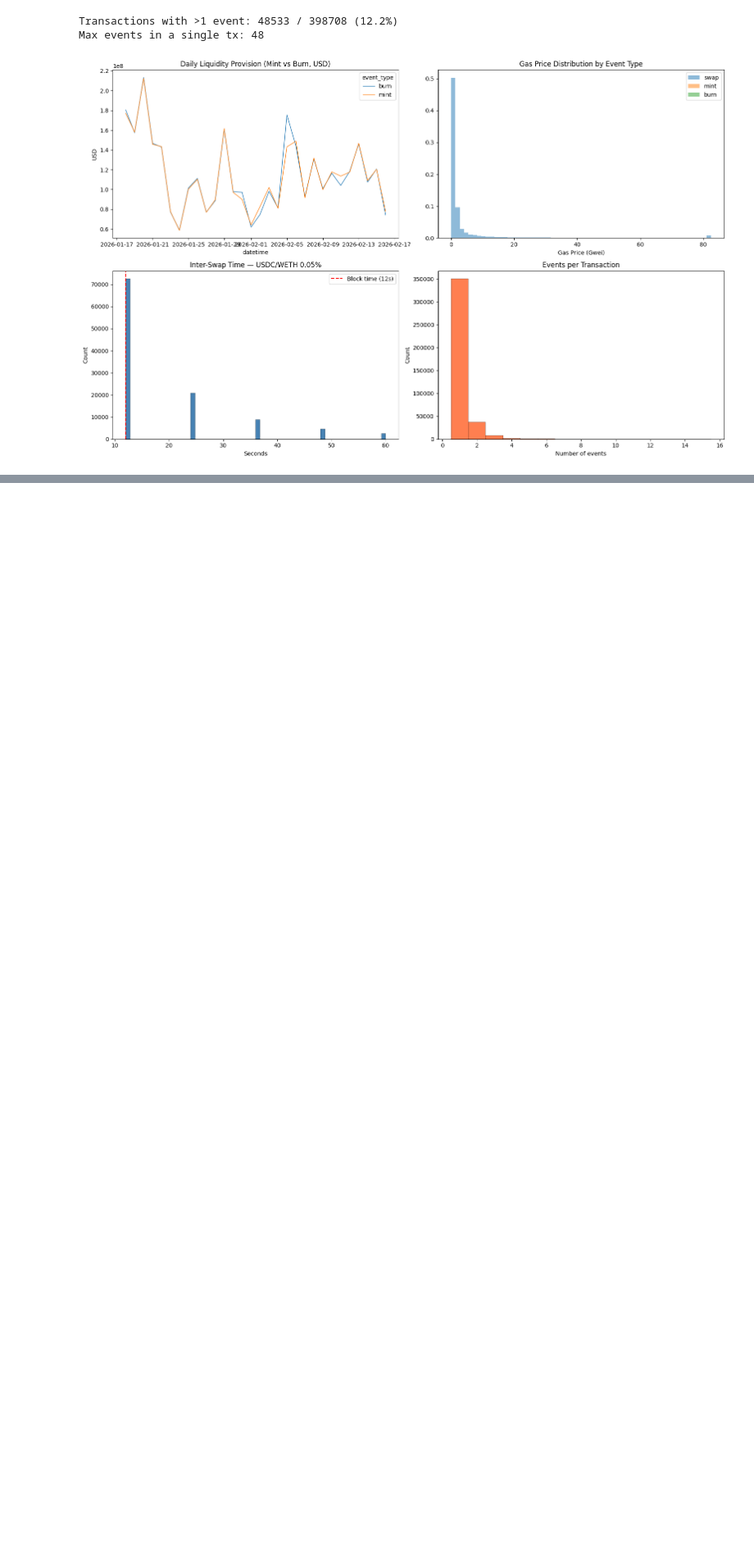
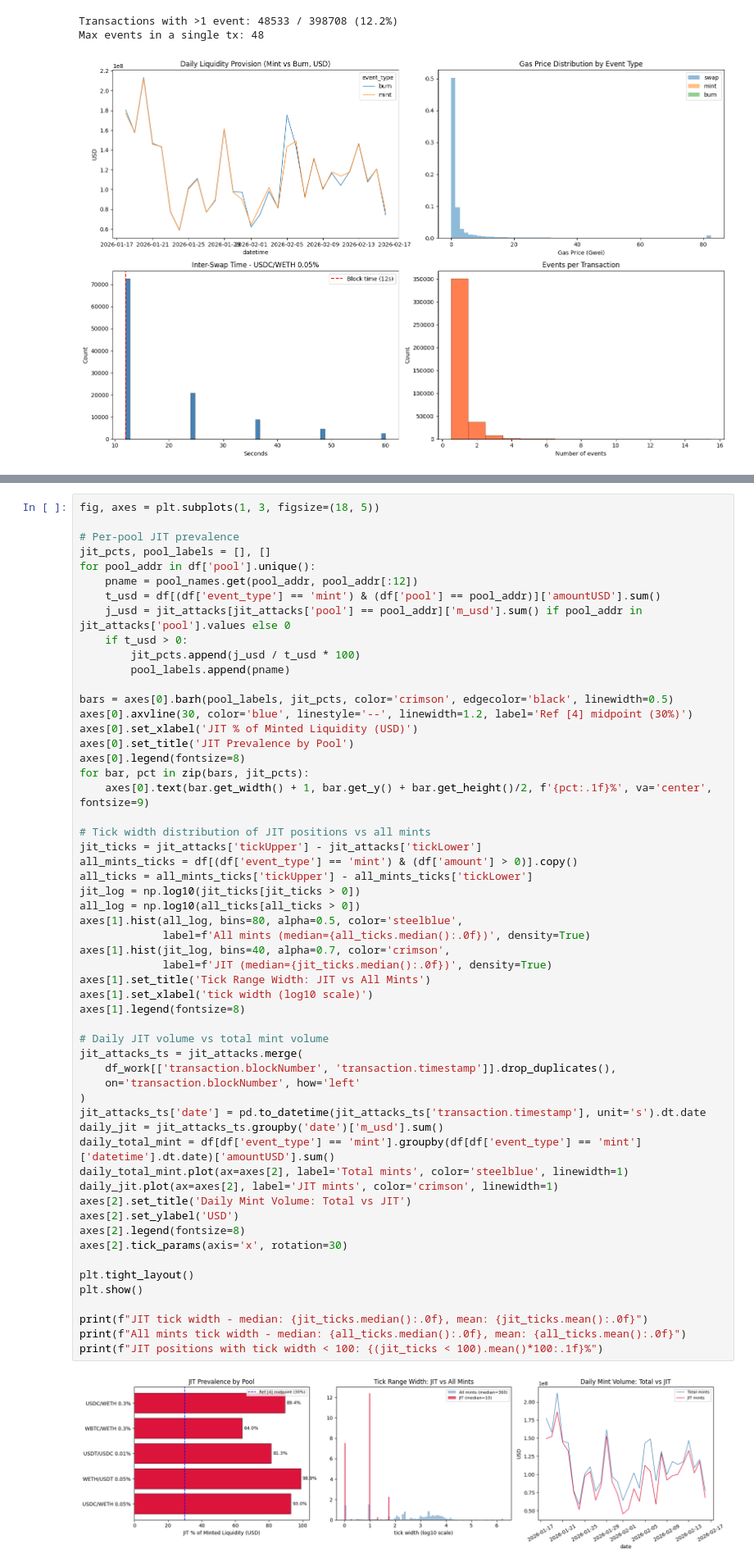
Before and after one commit to adonis107/MDS, a Jupyter notebook: DHF-LAB6-AMRI-CHIBA-JAMAL.ipynb, the cells around one changed output, grey strips where cells are left out. Shown at 82% size. Drawn from its saved outputs; the diff is of its cells as text; blank space fills up the shorter version.

```diff
--- a/DHF-LAB6-AMRI-CHIBA-JAMAL.ipynb
+++ b/DHF-LAB6-AMRI-CHIBA-JAMAL.ipynb
@@ -270,0 +359,58 @@ Comment.
+# %%
+fig, axes = plt.subplots(1, 3, figsize=(18, 5))
+
+# Per-pool JIT prevalence
+jit_pcts, pool_labels = [], []
+for pool_addr in df['pool'].unique():
+    pname = pool_names.get(pool_addr, pool_addr[:12])
+    t_usd = df[(df['event_type'] == 'mint') & (df['pool'] == pool_addr)]['amountUSD'].sum()
+    j_usd = jit_attacks[jit_attacks['pool'] == pool_addr]['m_usd'].sum() if pool_addr in jit_attacks['pool'].values else 0
+    if t_usd > 0:
+        jit_pcts.append(j_usd / t_usd * 100)
+        pool_labels.append(pname)
+
+bars = axes[0].barh(pool_labels, jit_pcts, color='crimson', edgecolor='black', linewidth=0.5)
+axes[0].axvline(30, color='blue', linestyle='--', linewidth=1.2, label='Ref [4] midpoint (30%)')
+axes[0].set_xlabel('JIT % of Minted Liquidity (USD)')
+axes[0].set_title('JIT Prevalence by Pool')
+axes[0].legend(fontsize=8)
+for bar, pct in zip(bars, jit_pcts):
+    axes[0].text(bar.get_width() + 1, bar.get_y() + bar.get_height()/2, f'{pct:.1f}%', va='center', fontsize=9)
+
+# Tick width distribution of JIT positions vs all mints
+jit_ticks = jit_attacks['tickUpper'] - jit_attacks['tickLower']
+all_mints_ticks = df[(df['event_type'] == 'mint') & (df['amount'] > 0)].copy()
+all_ticks = all_mints_ticks['tickUpper'] - all_mints_ticks['tickLower']
+jit_log = np.log10(jit_ticks[jit_ticks > 0])
+all_log = np.log10(all_ticks[all_ticks > 0])
+axes[1].hist(all_log, bins=80, alpha=0.5, color='steelblue',
+             label=f'All mints (median={all_ticks.median():.0f})', density=True)
+axes[1].hist(jit_log, bins=40, alpha=0.7, color='crimson',
+             label=f'JIT (median={jit_ticks.median():.0f})', density=True)
+axes[1].set_title('Tick Range Width: JIT vs All Mints')
+axes[1].set_xlabel('tick width (log10 scale)')
+axes[1].legend(fontsize=8)
+
+# Daily JIT volume vs total mint volume
+jit_attacks_ts = jit_attacks.merge(
+    df_work[['transaction.blockNumber', 'transaction.timestamp']].drop_duplicates(),
+    on='transaction.blockNumber', how='left'
+)
+jit_attacks_ts['date'] = pd.to_datetime(jit_attacks_ts['transaction.timestamp'], unit='s').dt.date
+daily_jit = jit_attacks_ts.groupby('date')['m_usd'].sum()
+daily_total_mint = df[df['event_type'] == 'mint'].groupby(df[df['event_type'] == 'mint']['datetime'].dt.date)['amountUSD'].sum()
+daily_total_mint.plot(ax=axes[2], label='Total mints', color='steelblue', linewidth=1)
+daily_jit.plot(ax=axes[2], label='JIT mints', color='crimson', linewidth=1)
+axes[2].set_title('Daily Mint Volume: Total vs JIT')
+axes[2].set_ylabel('USD')
+axes[2].legend(fontsize=8)
+axes[2].tick_params(axis='x', rotation=30)
+
+plt.tight_layout()
+plt.show()
+
+print(f"JIT tick width - median: {jit_ticks.median():.0f}, mean: {jit_ticks.mean():.0f}")
+print(f"All mints tick width - median: {all_ticks.median():.0f}, mean: {all_ticks.mean():.0f}")
+print(f"JIT positions with tick width < 100: {(jit_ticks < 100).mean()*100:.1f}%")
+# %% [output]
+[figure, added]
```
Also changed, not shown: parts of 10 cells of this notebook.
